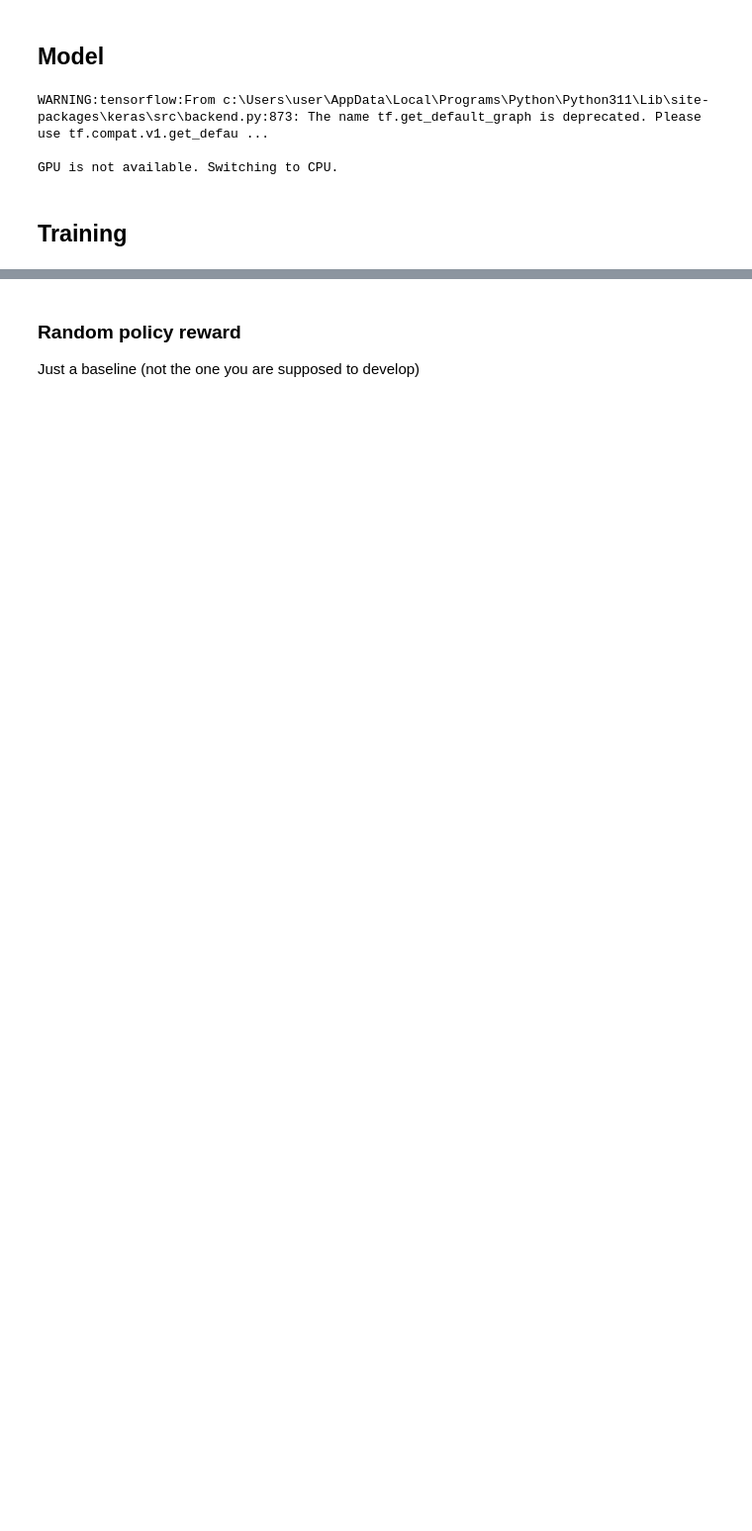
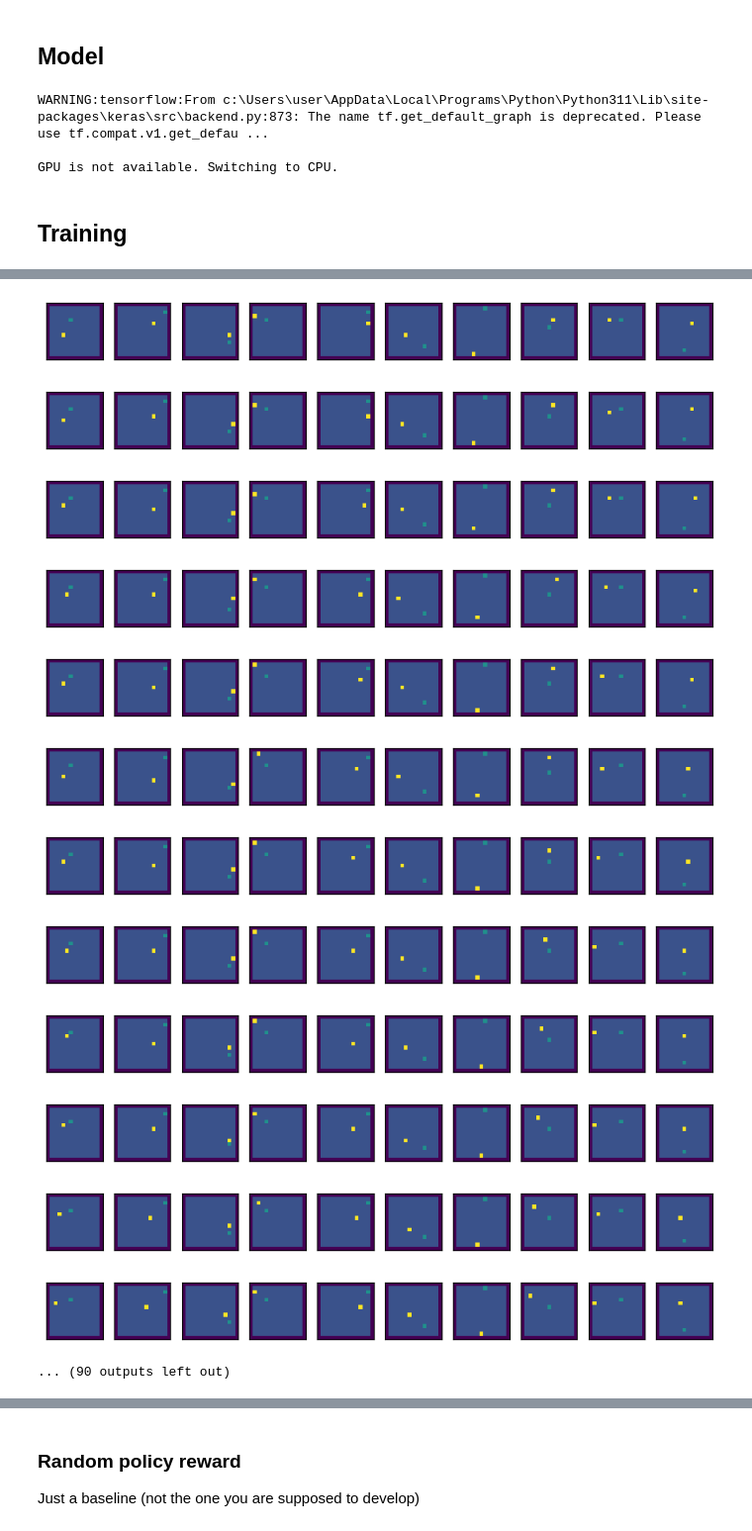
Before and after one commit to navidpourhadi/RL_Snake, a Jupyter notebook: main.ipynb, the cells around one changed output, grey strips where cells are left out. Shown at 99% size. Cells and saved outputs as stored; diff of their text form; code cells hidden in the pictures; blank space fills up the shorter version.

Commit message:
add save and load of weights, clean code, update the models

```diff
--- a/main.ipynb
+++ b/main.ipynb
@@ -71,22 +63,0 @@ optimizer = tf.keras.optimizers.legacy.Adam(1e-4)
-# %%
-for iteration in trange(ITERATIONS):
-    state = env_.to_state()
-
-    # Select actions using the DQN agent
-    actions = np.array([DQN_agent.select_action(state[i]) for i in range(env_.n_boards)]).reshape(-1,1)
-    # Move in the environment and get rewards
-    rewards = env_.move(actions)
-
-    # Store the transition in the replay buffer
-    for i in range(env_.n_boards):
-        DQN_agent.store_transition(state[i], actions[i], rewards[i].numpy(), env_.to_state()[i])
-
-    # Experience replay for Q-learning to update the DQN model
-    DQN_agent.experience_replay_q(batch_size=32)
-
-    # Experience replay for V-learning to update the Value model
-    DQN_agent.experience_replay_v(batch_size=32)
-
-    # Update the target Q model every 10 iterations
-    if iteration % 10 == 0:
-        DQN_agent.update_target_q_model()
@@ -145,0 +64,2 @@ KeyboardInterrupt:
+# %%
+DQN_agent.train(env_, ITERATIONS, 64)
@@ -146,3 +81,27 @@ KeyboardInterrupt:
+# %%
+env_ = get_env(10)
+input_shape = env_.to_state().shape[1:]
+
+GAMMA = .9
+ITERATIONS = 300
+
+display_boards(env_, 10)
+DQN_agent.play(DQN_agent, env_, 1000)
+display_boards(env_, 10)
+# %% [output]
+[figure, added]
+[figure, added]
+[figure, added]
+[figure, added]
+[figure, added]
+[figure, added]
+[figure, added]
+[figure, added]
+[figure, added]
+[figure, added]
+[figure, added]
+[figure, added]
+... (90 outputs left out)
 # %%
 import AStar_Heuristic
 
```
Also changed, not shown: parts of 10 cells of this notebook, 1 other file.
